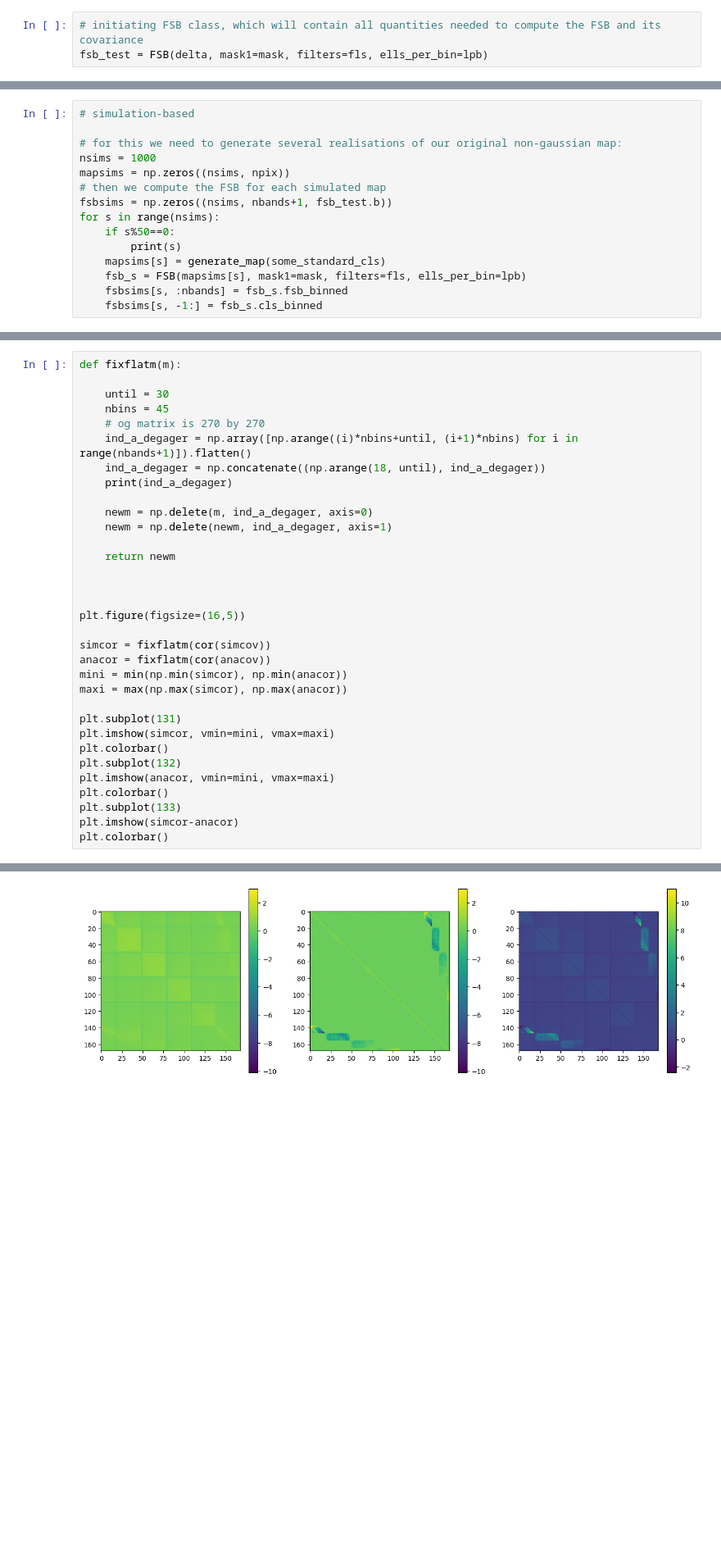
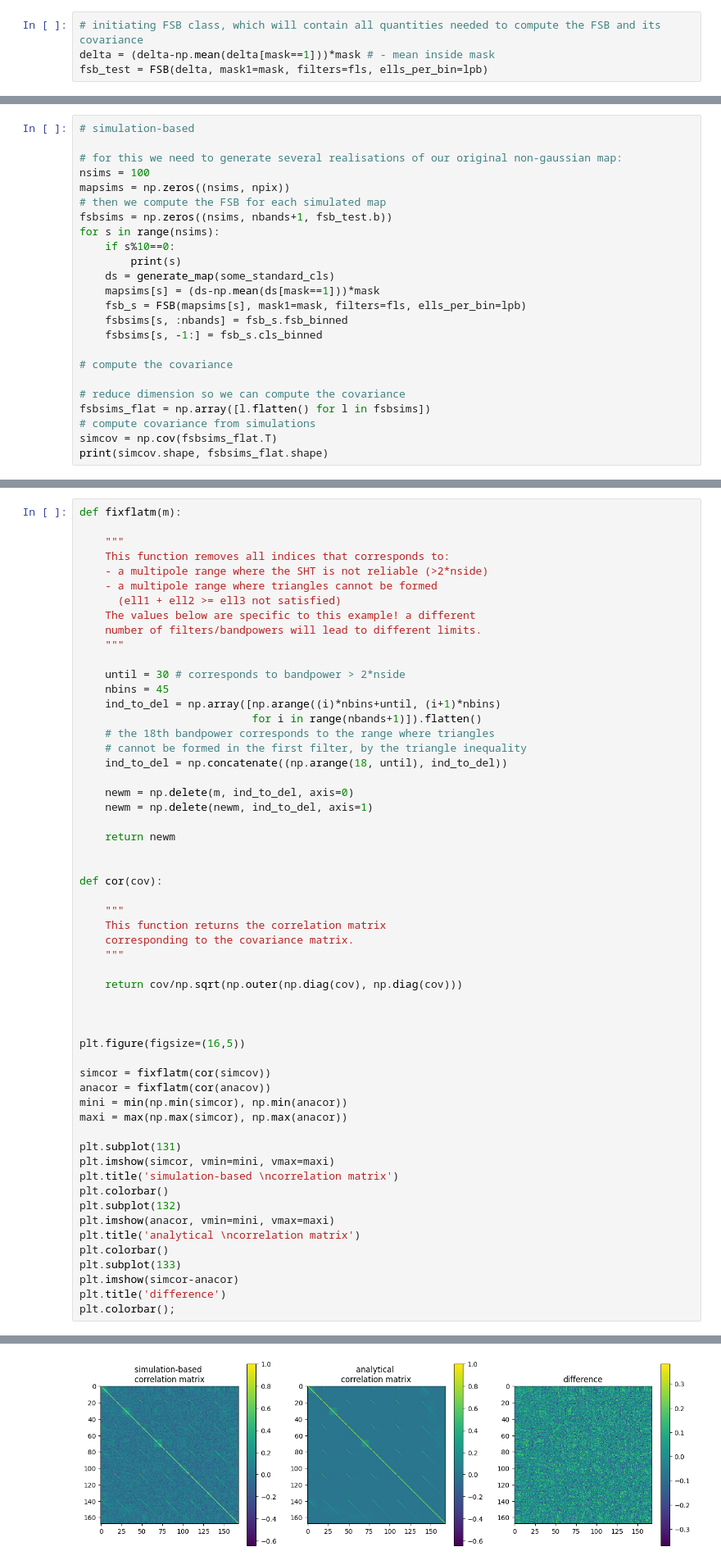
Before and after one commit to joezuntz/pyfsb, a Jupyter notebook: howtouse.ipynb, the cells around one changed output, grey strips where cells are left out. Shown: that part at 82% size. Drawn from its saved outputs; the diff is of its cells as text; blank space fills up the shorter version.

```diff
--- a/howtouse.ipynb
+++ b/howtouse.ipynb
@@ -78,5 +100,6 @@ mask = (test_lon >= 108) & (test_lon <= 265) & (test_lat >= -5) & (test_lat <= 7
 # %%
 # initiating FSB class, which will contain all quantities needed to compute the FSB and its covariance
+delta = (delta-np.mean(delta[mask==1]))*mask # - mean inside mask
 fsb_test = FSB(delta, mask1=mask, filters=fls, ells_per_bin=lpb)
 # %%
 # let's plot the fsb
@@ -102,16 +120,25 @@ def cor(cov):
 # simulation-based
 
 # for this we need to generate several realisations of our original non-gaussian map:
-nsims = 1000
+nsims = 100
 mapsims = np.zeros((nsims, npix))
 # then we compute the FSB for each simulated map
 fsbsims = np.zeros((nsims, nbands+1, fsb_test.b))
 for s in range(nsims):
-    if s%50==0:
+    if s%10==0:
         print(s)
-    mapsims[s] = generate_map(some_standard_cls)
+    ds = generate_map(some_standard_cls)
+    mapsims[s] = (ds-np.mean(ds[mask==1]))*mask
     fsb_s = FSB(mapsims[s], mask1=mask, filters=fls, ells_per_bin=lpb)
     fsbsims[s, :nbands] = fsb_s.fsb_binned
     fsbsims[s, -1:] = fsb_s.cls_binned
+
+# compute the covariance
+
+# reduce dimension so we can compute the covariance
+fsbsims_flat = np.array([l.flatten() for l in fsbsims])
+# compute covariance from simulations
+simcov = np.cov(fsbsims_flat.T)
+print(simcov.shape, fsbsims_flat.shape)
 # %% [output]
 0
@@ -169,17 +159,37 @@ anacov = fsb_test.get_full_cov() # as simple as that
 # %%
 def fixflatm(m):
 
-    until = 30
+    """
+    This function removes all indices that corresponds to:
+    - a multipole range where the SHT is not reliable (>2*nside)
+    - a multipole range where triangles cannot be formed
+      (ell1 + ell2 >= ell3 not satisfied)
+    The values below are specific to this example! a different
+    number of filters/bandpowers will lead to different limits.
+    """
+
+    until = 30 # corresponds to bandpower > 2*nside
     nbins = 45
-    # og matrix is 270 by 270
-    ind_a_degager = np.array([np.arange((i)*nbins+until, (i+1)*nbins) for i in range(nbands+1)]).flatten()
-    ind_a_degager = np.concatenate((np.arange(18, until), ind_a_degager))
-    print(ind_a_degager)
+    ind_to_del = np.array([np.arange((i)*nbins+until, (i+1)*nbins)
+                           for i in range(nbands+1)]).flatten()
+    # the 18th bandpower corresponds to the range where triangles
+    # cannot be formed in the first filter, by the triangle inequality
+    ind_to_del = np.concatenate((np.arange(18, until), ind_to_del))
 
-    newm = np.delete(m, ind_a_degager, axis=0)
-    newm = np.delete(newm, ind_a_degager, axis=1)
+    newm = np.delete(m, ind_to_del, axis=0)
+    newm = np.delete(newm, ind_to_del, axis=1)
 
     return newm
+
+
+def cor(cov):
+
+    """
+    This function returns the correlation matrix
+    corresponding to the covariance matrix.
+    """
+
+    return cov/np.sqrt(np.outer(np.diag(cov), np.diag(cov)))
 
 
 
@@ -192,11 +202,14 @@ maxi = max(np.max(simcor), np.max(anacor))
 
 plt.subplot(131)
 plt.imshow(simcor, vmin=mini, vmax=maxi)
+plt.title('simulation-based \ncorrelation matrix')
 plt.colorbar()
 plt.subplot(132)
 plt.imshow(anacor, vmin=mini, vmax=maxi)
+plt.title('analytical \ncorrelation matrix')
 plt.colorbar()
 plt.subplot(133)
 plt.imshow(simcor-anacor)
-plt.colorbar()
+plt.title('difference')
+plt.colorbar();
 # %% [output]
@@ -216 +216 @@ plt.colorbar()
-[figure, old version]
+[figure, new version]
```
Also changed, not shown: parts of 14 cells of this notebook, 2 other files.
